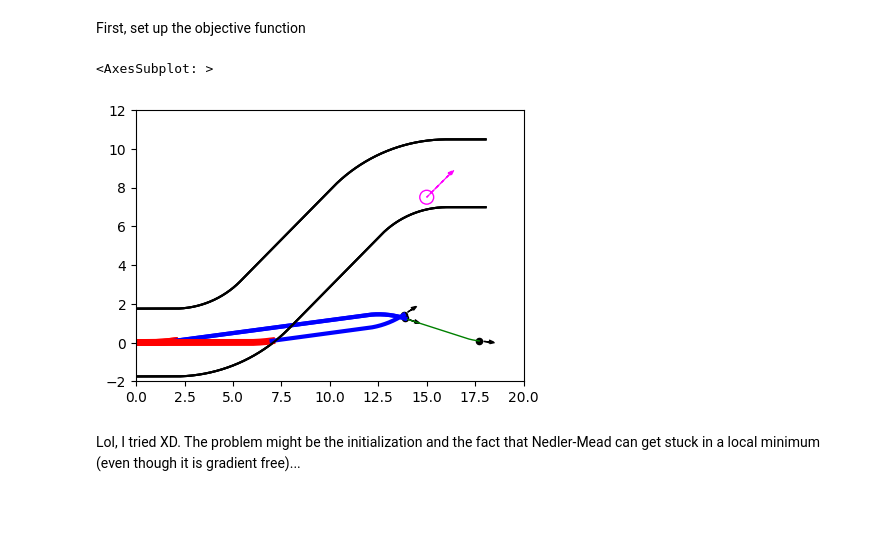
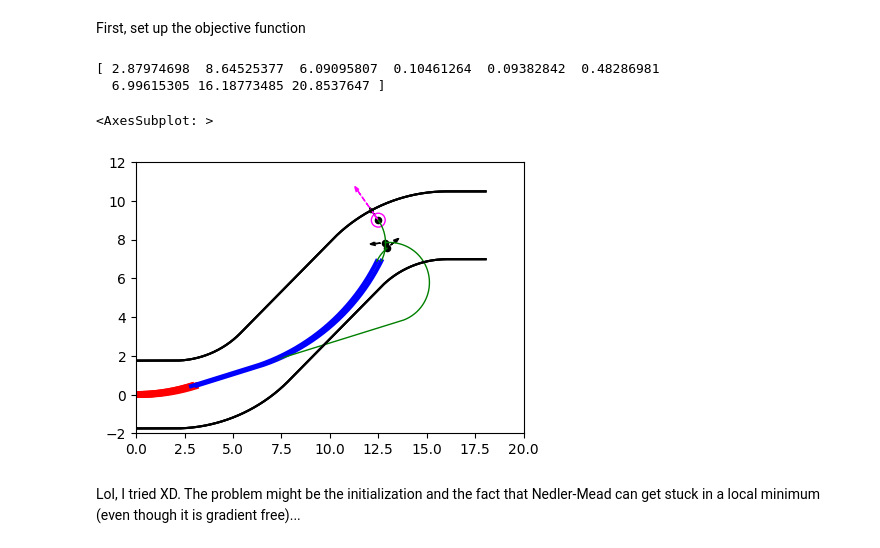
Before and after one commit to TWilson05/2406-Continuum-Robot, a Jupyter notebook: tube_specs/CTR_Dominating_Stiffness_Guide.ipynb, the cells around one changed output. Cells and saved outputs as stored; diff of their text form; code cells hidden in the pictures; blank space fills up the shorter version.

```diff
--- a/tube_specs/CTR_Dominating_Stiffness_Guide.ipynb
+++ b/tube_specs/CTR_Dominating_Stiffness_Guide.ipynb
@@ -221,7 +218,7 @@ Lengths = [7,14,20]
 Pipe_Profile = create_tube(tube_diameter, tube_radius_of_curvature, tube_curve_length, middle_length, end_lengths)
 
 # Specify a list of (test (x,y)-coordinate, the normal direction)'s
-test_targets = [([15,7.5],[np.pi/4,np.pi/4])]
+test_targets = [([12.5,9],[-0.7,1])]
 
 # Specify a function that takes in the robot shape and the pipe profile and return a cost value
 def cost_boundary(robot_shape, pipe_profile) -> float:
@@ -239,6 +236,7 @@ def combined_cost(cost_inv, cost_bound) -> float:
 def objective_CTR(CurvedLengths_Kappa):
     Curved_Lengths = CurvedLengths_Kappa[0:3]
     Kappas = CurvedLengths_Kappa[3:6]
+    Lengths = CurvedLengths_Kappa[6:9]
     CTR = CTR_DomStiff(Lengths, Curved_Lengths, Kappas, Pipe_Profile)
     final_cost = 0
     for (target_xy, target_dir) in test_targets:
@@ -252,24 +250,30 @@ def objective_CTR(CurvedLengths_Kappa):
     return final_cost
 # %%
 # Initial guess
-initial_CurvedLengths_Kappa = [1,2,3,0.1,0.2,0.3] # --> [L3c, L2c, L1c, k3, k2, k1]
+initial_CurvedLengths_Kappa = [3,9,6,0.1,0.1,0.5,7,14,20] # --> [L3c, L2c, L1c, k3, k2, k1]
 
 # Optimization bounds
 opt_bounds = [(0, Lengths[0]), (0, Lengths[1]), (0, Lengths[2]), (0,2), (0,2), (0,2)]
 
 # Obtain the optimized Curved Lengths and Curvatures
-opt_result = minimize(objective_CTR, initial_CurvedLengths_Kappa, method="Nelder-Mead", bounds=opt_bounds)
+# opt_result = minimize(objective_CTR, initial_CurvedLengths_Kappa, method="Nelder-Mead", bounds=opt_bounds)
+opt_result = minimize(objective_CTR, initial_CurvedLengths_Kappa, method="Nelder-Mead")
 # %%
 Curved_Lengths_opt = opt_result.x[0:3]
 Kappas_opt = opt_result.x[3:6]
+Lengths_opt = opt_result.x[6:9]
+print(opt_result.x)
+# %% [output]
+[ 2.87974698  8.64525377  6.09095807  0.10461264  0.09382842  0.48286981
+  6.99615305 16.18773485 20.8537647 ]
 # %%
-CTR_opt = CTR_DomStiff(Lengths,Curved_Lengths_opt, Kappas_opt, Pipe_Profile)
-target_xy_top = [15,7.5]
-target_dir_top = [np.pi/4,np.pi/4]
-inverse_results_top_opt = CTR_robot.inverse_kin(target_xy_top, target_dir_top)
-CTR_opt.plot_inverse(target_xy_top, target_dir_top, inverse_results_top, num_sol_to_plot=3)
+CTR_opt = CTR_DomStiff(Lengths_opt, Curved_Lengths_opt, Kappas_opt, Pipe_Profile)
+target_xy_top = [12.5,9]
+target_dir_top = [-0.7,1]
+inverse_results_top_opt = CTR_opt.inverse_kin(target_xy_top, target_dir_top)
+CTR_opt.plot_inverse(target_xy_top, target_dir_top, inverse_results_top_opt, num_sol_to_plot=3)
 # %% [output]
 <AxesSubplot: >
-[figure, old version]
+[figure, new version]
 # %% [markdown]
 Lol, I tried XD. The problem might be the initialization and the fact that Nedler-Mead can get stuck in a local minimum (even though it is gradient free)...
```
Also changed, not shown: parts of 2 cells of this notebook, 1 other file.
